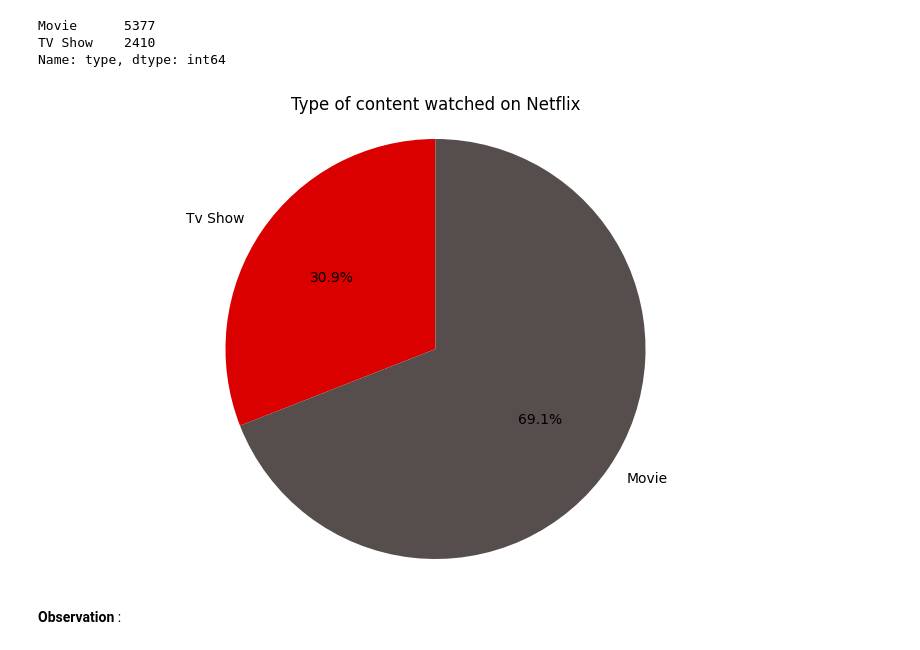
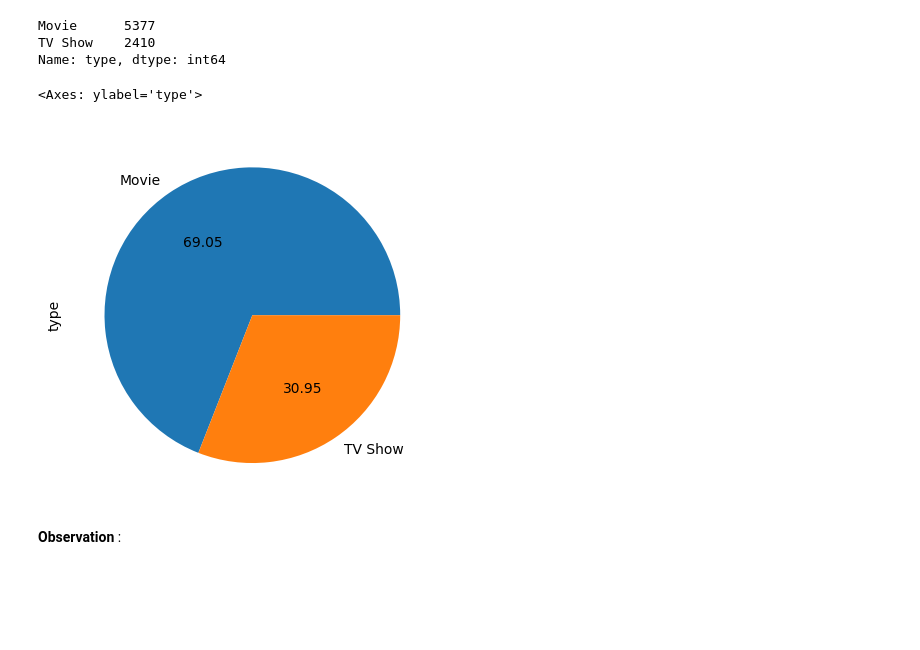
Before and after one commit to shwe-hg/Capstone-project-on-unsupervised-Ml-, a Jupyter notebook: project_on_Unsupervised_ML.ipynb, the cells around one changed output. Drawn from its saved outputs; the diff is of its cells as text; code cells hidden in the pictures; blank space fills up the shorter version.

```diff
--- a/project_on_Unsupervised_ML.ipynb
+++ b/project_on_Unsupervised_ML.ipynb
@@ -299,23 +306,12 @@ df1['type'].value_counts()
 Movie      5377
 TV Show    2410
 Name: type, dtype: int64
-# %%
-import matplotlib.pyplot as plt
-
-# Data
-labels = ['Tv Show', 'Movie']
-sizes = [tv_show, movie]
-colors = ['#db0000', '#564d4d']
-
-# Create pie chart
-plt.pie(sizes, labels=labels, colors=colors, autopct='%1.1f%%', startangle=90)
-plt.title("Type of content watched on Netflix")
-
-# Display the chart
-plt.axis('equal')
-plt.show()
-# %% [output]
-[figure, removed]
+# %%
+# Pie chart for type of shows
+df1['type'].value_counts().plot(kind='pie',autopct="%.2f")
+# %% [output]
+<Axes: ylabel='type'>
+[figure, added]
 # %% [markdown]
 **Observation** :
 # %% [markdown]
```
Also changed, not shown: parts of 7 cells of this notebook.
